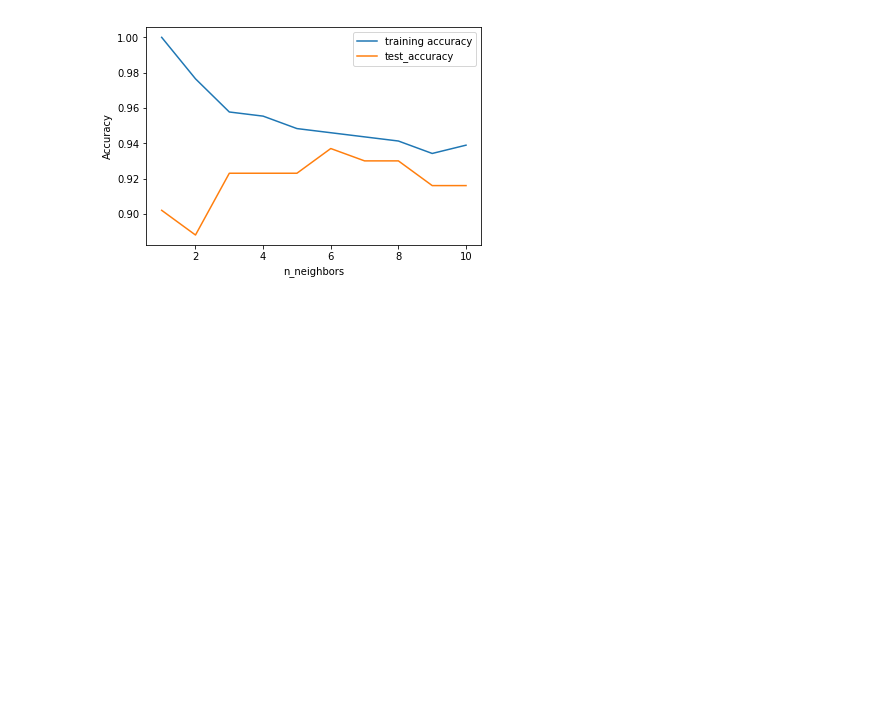
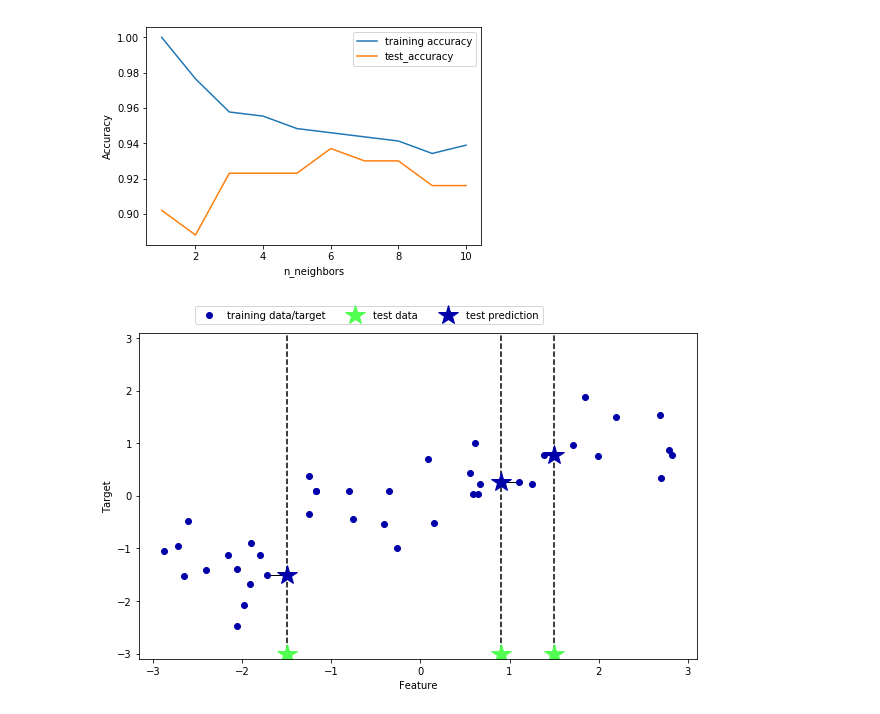
Before and after one commit to tian-hongyu/machine-learn, a Jupyter notebook: 2character.ipynb, the cells around one changed output. Saved outputs shown, nothing was run; the diff lists cells and outputs as text; code cells hidden in the pictures; blank space fills up the shorter version.

```diff
--- a/2character.ipynb
+++ b/2character.ipynb
@@ -173,3 +173,7 @@ plt.legend()
 # %% [output]
 <matplotlib.legend.Legend at 0x...>
 [figure]
+# %%
+mglearn.plots.plot_knn_regression(n_neighbors=1)
+# %% [output]
+[figure, added]
```
Also changed, not shown: parts of 11 cells of this notebook.
